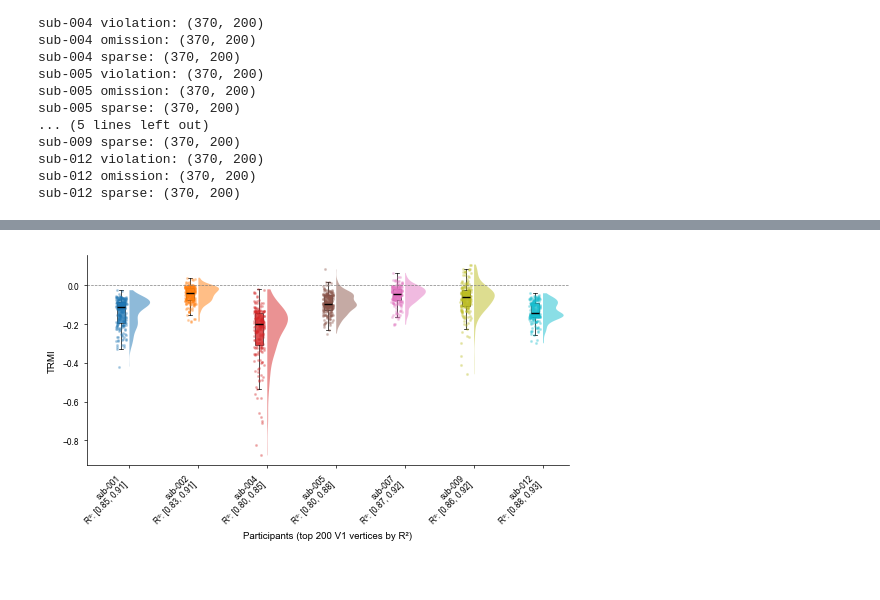
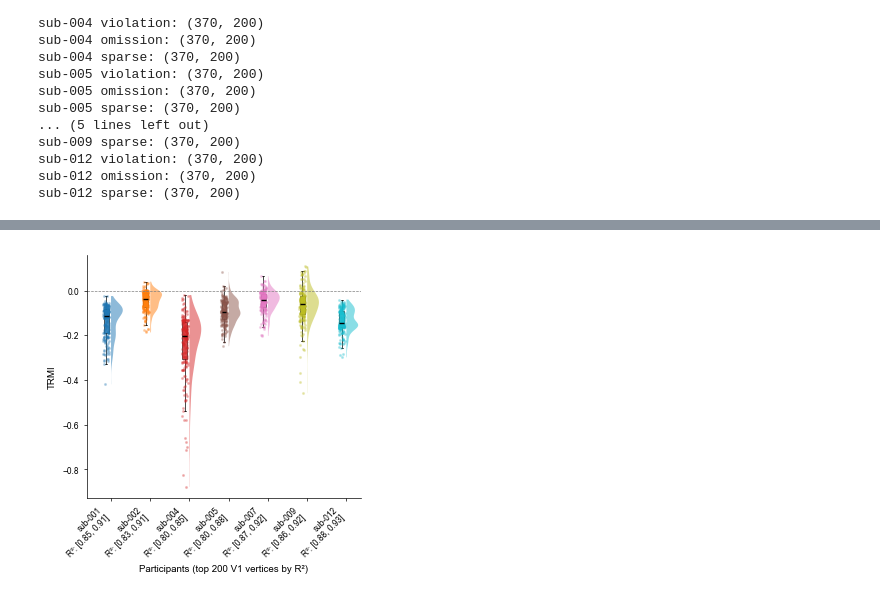
Before and after one commit to c14h19no2/pRF_expect_pub, a Jupyter notebook: pRF_expect_analysis/prf_expect/analysis/out-of-sample/viz_grid_simulation_rsq.ipynb, the cells around one changed output, grey strips where cells are left out. Drawn from its saved outputs; the diff is of its cells as text; code cells hidden in the pictures.

Commit message:
figures

```diff
--- a/pRF_expect_analysis/prf_expect/analysis/out-of-sample/viz_grid_simulation_rsq.ipynb
+++ b/pRF_expect_analysis/prf_expect/analysis/out-of-sample/viz_grid_simulation_rsq.ipynb
@@ -103,31 +103,51 @@ errorbar_capthick = 0.5
 # %%
 from scipy.stats import wilcoxon
 
-param_cols = ["x", "y", "prf_size", "prf_ampl", "bold_bsl", "surr_ampl", "surr_size", "neur_bsl", "surr_bsl"]
+# Order used when grid R² arrays were generated
+all_param_cols = ["x", "y", "prf_size", "prf_ampl", "bold_bsl", "surr_ampl", "surr_size", "neur_bsl", "surr_bsl"]
+# Parameters to show in the figure
+plot_param_cols = [p for p in all_param_cols if p != "bold_bsl"]
+
+# DN model parameter labels for display
+param_label_map = {
+    "x": "x",
+    "y": "y",
+    "prf_size": "pRF size",
+    "prf_ampl": "a",
+    "surr_ampl": "c",
+    "surr_size": "Surround size",
+    "neur_bsl": "b",
+    "surr_bsl": "d",
+}
+
 scale_factors = np.arange(0.80, 1.20 + 1e-9, 0.01)
 scale_factors = np.sort(np.unique(np.append(scale_factors, 1.0)))
 non_baseline = scale_factors[scale_factors != 1.0]
 n_per_param = len(non_baseline)
-n_params = len(param_cols)
+n_params = len(plot_param_cols)
 n_conds = len(conditions)
 
+# Map each parameter to its block index in rsqs (keeps indexing correct when plotting a subset)
+param_to_block_idx = {p: i for i, p in enumerate(all_param_cols)}
+
 # --- ΔR² plot (original - simulated), averaged across subjects ---
-fig1, axes1 = plt.subplots(n_params, n_conds, figsize=cm_to_inch(18, 18),
+fig1, axes1 = plt.subplots(n_params, n_conds, figsize=cm_to_inch(9, 9),
                             sharex=True, sharey=True, squeeze=False)
 
 for col, cond in enumerate(conditions):
-    for row, param_name in enumerate(param_cols):
+    for row, param_name in enumerate(plot_param_cols):
         ax1 = axes1[row, col]
 
         # Pool ΔR² across subjects for each scale factor
         delta_rsqs = []
+        block_idx = param_to_block_idx[param_name]
         for sub in subjects:
             if cond not in rsqs_all.get(sub, {}):
                 continue
             rsqs = rsqs_all[sub][cond]
             original_rsq = rsqs[0]
 
-            start = 1 + row * n_per_param
+            start = 1 + block_idx * n_per_param
             end = start + n_per_param
             sim_rsqs = rsqs[start:end]
             delta = original_rsq[None, :] - sim_rsqs
@@ -148,9 +168,9 @@ for col, cond in enumerate(conditions):
         ax1.axvline(1.0, color="gray", ls=":", alpha=0.5)
 
         if row == 0:
-            ax1.set_title(str.capitalize(cond), fontweight="bold")
+            ax1.set_title(str.capitalize(cond), fontweight="bold", fontsize=8)
         if col == 0:
-            ax1.set_ylabel(param_name)
+            ax1.set_ylabel(param_label_map.get(param_name, param_name))
         if row == n_params - 1:
             ax1.set_xlabel("Scale factor")
 
@@ -160,4 +180,6 @@ for col, cond in enumerate(conditions):
 fig1.tight_layout()
 
 plt.show()
+fig1.savefig(figure_result_dir / f"group_analysis-pRF_space-fsaverage_desc-prf_viz_grid_simulation_deltarsq.pdf", dpi=600, bbox_inches='tight')
+fig1.savefig(figure_result_dir / f"group_analysis-pRF_space-fsaverage_desc-prf_viz_grid_simulation_deltarsq.png", dpi=600, bbox_inches='tight')
 # %% [output]
@@ -437,7 +459,7 @@ Total time fitting for sub-012 was 0.00 hours
 ===================================
 # %%
 # plot the distribution of surprise ratios for all subjects in one figure
-fig, ax = plt.subplots(figsize=cm_to_inch(14, 8))
+fig, ax = plt.subplots(figsize=cm_to_inch(9, 8))
 
 n_subs = len(subjects)
 positions = np.arange(n_subs)
@@ -462,36 +484,37 @@ for i, (sub, sr) in enumerate(zip(subjects, surprise_ratio_all_subs)):
                     patch_artist=True, showfliers=False,
                     medianprops=dict(color='k', linewidth=1),
                     whiskerprops=dict(linewidth=0.5),
                     capprops=dict(linewidth=0.5),
                     boxprops=dict(facecolor=sub_colors[i], edgecolor='k',
                                 linewidth=0.5, alpha=0.8))
 
     # Jittered strip plot (left side)
     jitter = np.random.default_rng(42).uniform(-0.08, 0.08, size=len(valid))
     ax.scatter(pos - 0.12 + jitter, valid, s=1.5, color=sub_colors[i],
             alpha=0.25, zorder=2, rasterized=True)
 
 # Build x-tick labels with R² range
 xlabels = []
 for i, sub in enumerate(subjects):
     rsq = rsq_all_subs[i]
     xlabels.append(f"{sub}\nR²: [{rsq.min():.2f}, {rsq.max():.2f}]")
 
 ax.set_xticks(positions)
 ax.set_xticklabels(xlabels, rotation=xticks_rotation, ha='right')
 ax.set_ylabel('TRMI')
 ax.set_xlabel('Participants (top 200 V1 vertices by R²)')
 ax.axhline(0, color='gray', ls='--', lw=0.5)
 # ax.set_title('Distribution of TRMI across subjects', fontweight='bold')
 
 ax.spines['top'].set_visible(False)
 ax.spines['right'].set_visible(False)
 
-fig.tight_layout()
+# fig.tight_layout()
 plt.show()
-fig.savefig(figure_result_dir / f"group_analysis-pRF_space-fsaverage_desc-prf_viz_grid_simulation_prfsize-0p8.pdf", dpi=600, bbox_inches='tight')
+fig.savefig(figure_result_dir / f"group_analysis-pRF_space-fsaverage_desc-prf_viz_grid_simulation_prfsize-0p9.pdf", dpi=600, bbox_inches='tight')
+fig.savefig(figure_result_dir / f"group_analysis-pRF_space-fsaverage_desc-prf_viz_grid_simulation_prfsize-0p9.png", dpi=600, bbox_inches='tight')
 # %% [output]
-[figure, old version]
+[figure, new version]
 # %%
 # Import the necessary packages
 import itertools
```
Also changed, not shown: parts of 4 cells of this notebook, 8 other files.
